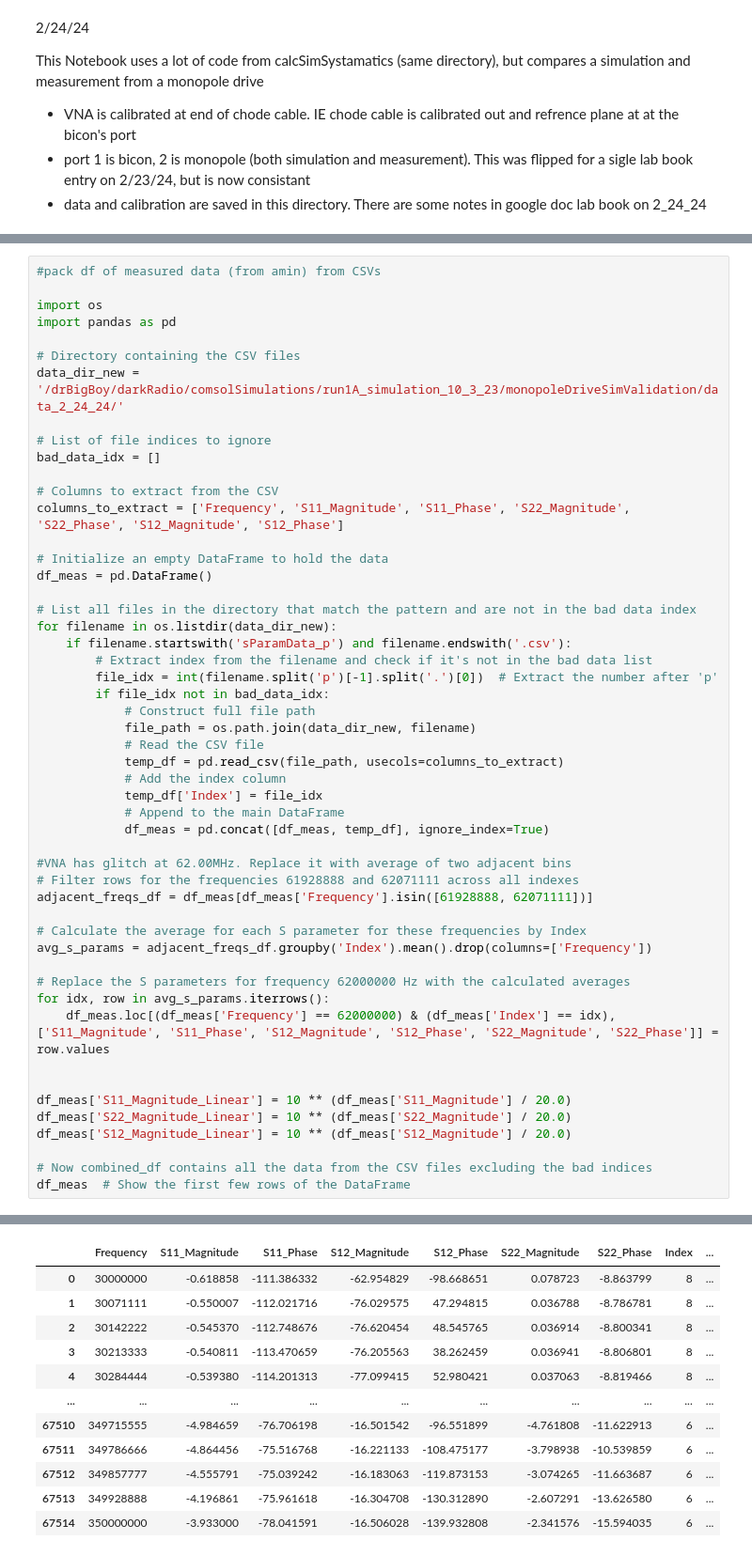
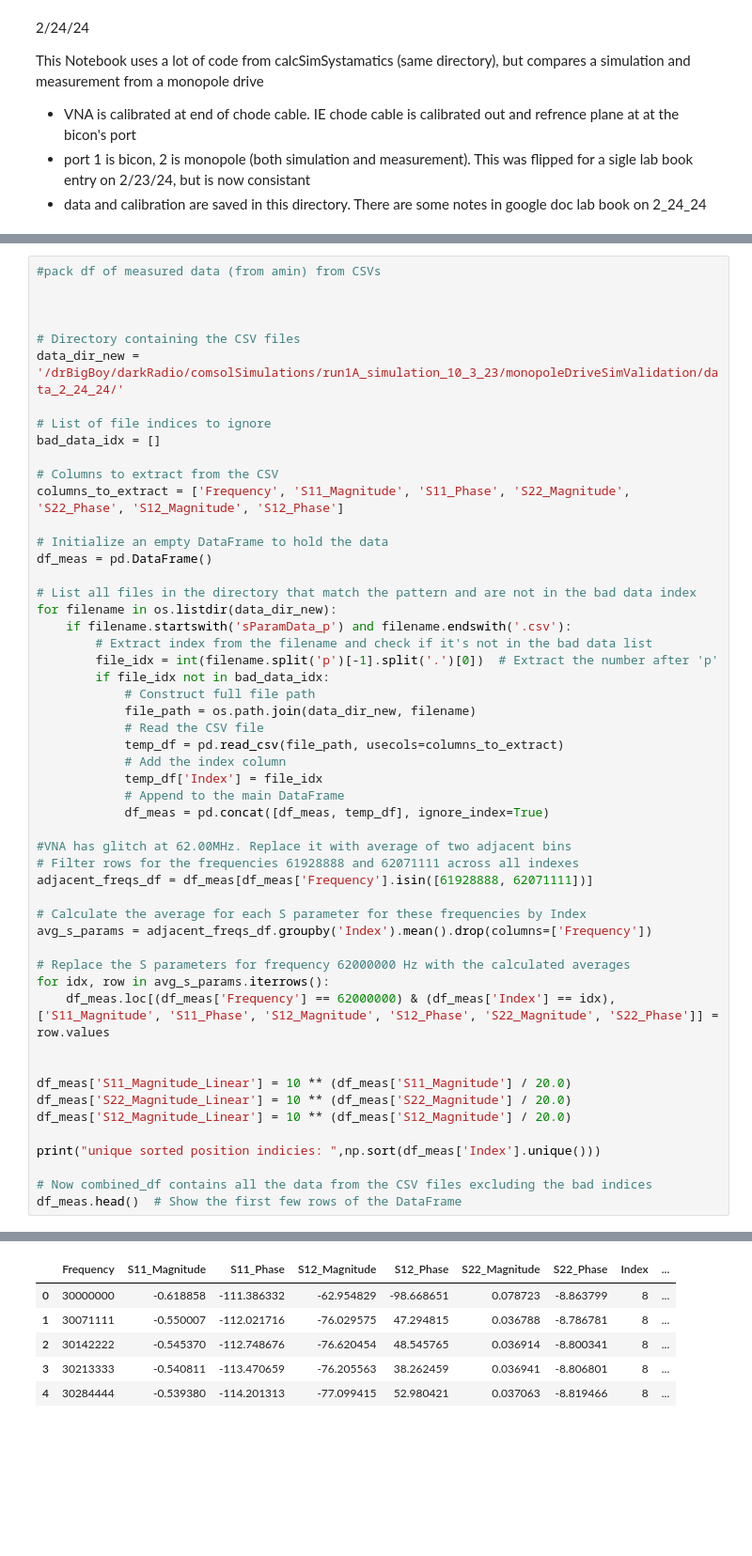
Before and after one commit to josephmlev/darkRadio, a Jupyter notebook: comsolSimulations/run1A_simulation_10_3_23/monopoleDriveSimValidation/twoPort_monopoleDrive_analysis_2_24_24.ipynb, the cells around one changed output, grey strips where cells are left out. Shown at 94% size. Drawn from its saved outputs; the diff is of its cells as text; blank space fills up the shorter version.

```diff
--- a/comsolSimulations/run1A_simulation_10_3_23/monopoleDriveSimValidation/twoPort_monopoleDrive_analysis_2_24_24.ipynb
+++ b/comsolSimulations/run1A_simulation_10_3_23/monopoleDriveSimValidation/twoPort_monopoleDrive_analysis_2_24_24.ipynb
@@ -14,8 +16,7 @@ import numpy as np
 # %%
 #pack df of measured data (from amin) from CSVs
 
-import os
-import pandas as pd
+
 
 # Directory containing the CSV files
 data_dir_new = '/drBigBoy/darkRadio/comsolSimulations/run1A_simulation_10_3_23/monopoleDriveSimValidation/data_2_24_24/'
@@ -60,6 +61,8 @@ df_meas['S11_Magnitude_Linear'] = 10 ** (df_meas['S11_Magnitude'] / 20.0)
 df_meas['S22_Magnitude_Linear'] = 10 ** (df_meas['S22_Magnitude'] / 20.0)
 df_meas['S12_Magnitude_Linear'] = 10 ** (df_meas['S12_Magnitude'] / 20.0)
 
+print("unique sorted position indicies: ",np.sort(df_meas['Index'].unique()))
+
 # Now combined_df contains all the data from the CSV files excluding the bad indices
-df_meas  # Show the first few rows of the DataFrame
+df_meas.head()  # Show the first few rows of the DataFrame
 # %% [output]
@@ -66,12 +70,6 @@ df_meas  # Show the first few rows of the DataFrame
 |  | Frequency | S11_Magnitude | S11_Phase | S12_Magnitude | S12_Phase | S22_Magnitude | S22_Phase | Index | ... |
 | 0 | 30000000 | -0.618858 | -111.386332 | -62.954829 | -98.668651 | 0.078723 | -8.863799 | 8 | ... |
 | 1 | 30071111 | -0.550007 | -112.021716 | -76.029575 | 47.294815 | 0.036788 | -8.786781 | 8 | ... |
 | 2 | 30142222 | -0.545370 | -112.748676 | -76.620454 | 48.545765 | 0.036914 | -8.800341 | 8 | ... |
 | 3 | 30213333 | -0.540811 | -113.470659 | -76.205563 | 38.262459 | 0.036941 | -8.806801 | 8 | ... |
 | 4 | 30284444 | -0.539380 | -114.201313 | -77.099415 | 52.980421 | 0.037063 | -8.819466 | 8 | ... |
-| ... | ... | ... | ... | ... | ... | ... | ... | ... | ... |
-| 67510 | 349715555 | -4.984659 | -76.706198 | -16.501542 | -96.551899 | -4.761808 | -11.622913 | 6 | ... |
-| 67511 | 349786666 | -4.864456 | -75.516768 | -16.221133 | -108.475177 | -3.798938 | -10.539859 | 6 | ... |
-| 67512 | 349857777 | -4.555791 | -75.039242 | -16.183063 | -119.873153 | -3.074265 | -11.663687 | 6 | ... |
-| 67513 | 349928888 | -4.196861 | -75.961618 | -16.304708 | -130.312890 | -2.607291 | -13.626580 | 6 | ... |
-| 67514 | 350000000 | -3.933000 | -78.041591 | -16.506028 | -139.932808 | -2.341576 | -15.594035 | 6 | ... |
```
Also changed, not shown: parts of 10 cells of this notebook.
